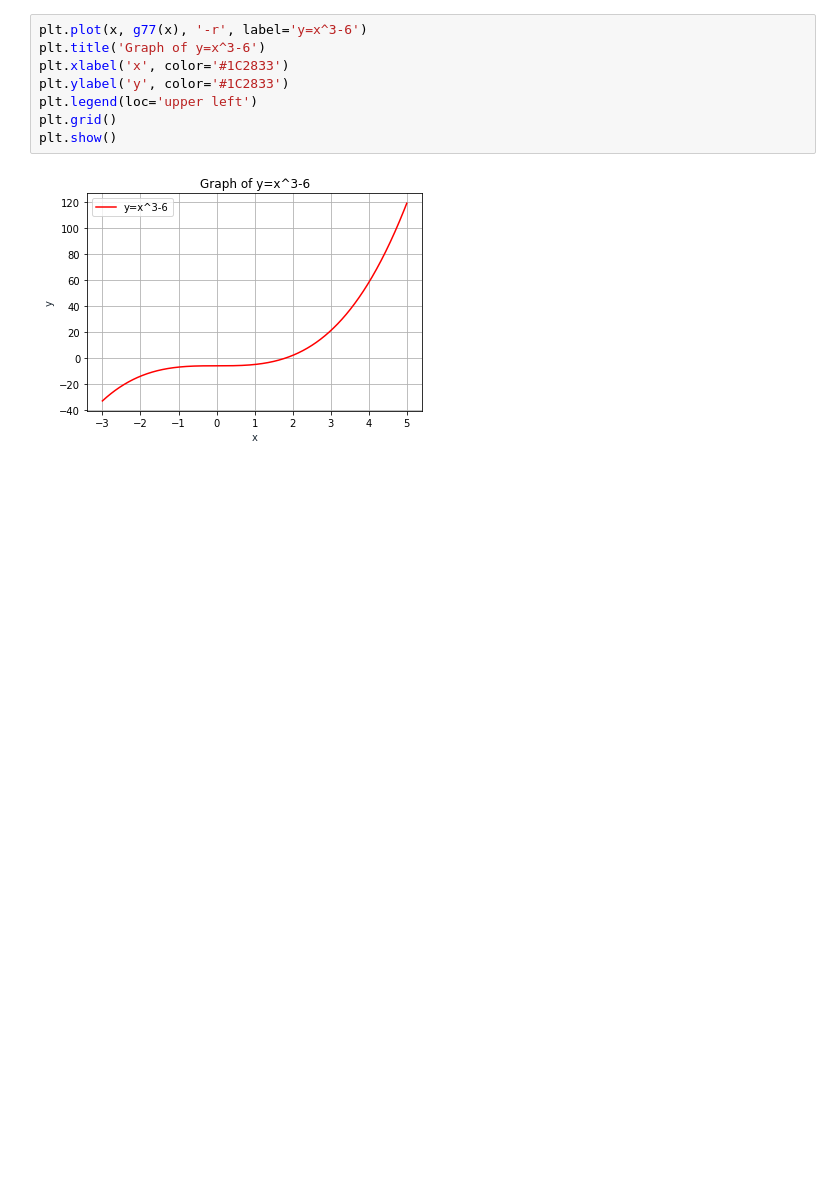
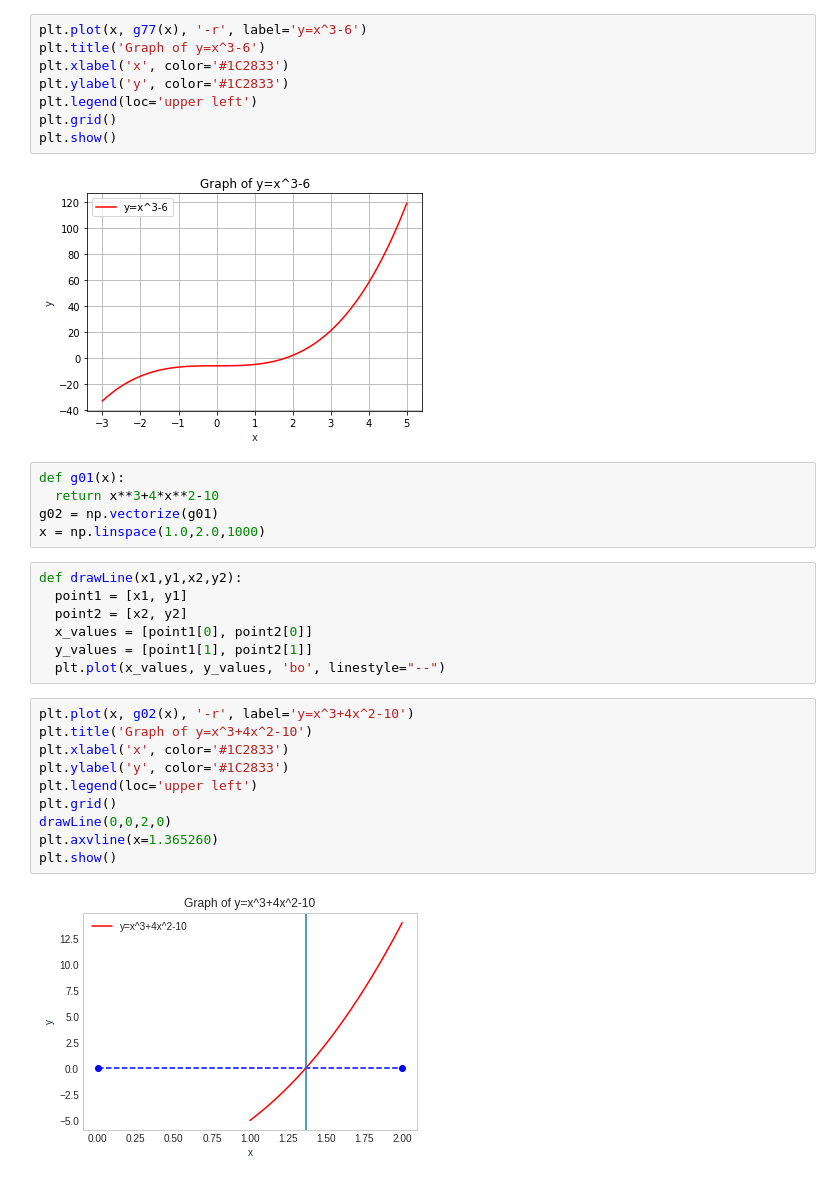
Before and after one commit to jumbokh/csu1111-class, a Jupyter notebook: notebooks/plotfun.ipynb, the cells around one changed output. Drawn from its saved outputs; the diff is of its cells as text; blank space fills up the shorter version.

```diff
--- a/notebooks/plotfun.ipynb
+++ b/notebooks/plotfun.ipynb
@@ -96,3 +96,27 @@ plt.grid()
 plt.show()
 # %% [output]
 [figure]
+# %%
+def g01(x):
+  return x**3+4*x**2-10
+g02 = np.vectorize(g01)
+x = np.linspace(1.0,2.0,1000)
+# %%
+def drawLine(x1,y1,x2,y2):
+  point1 = [x1, y1]
+  point2 = [x2, y2]
+  x_values = [point1[0], point2[0]]
+  y_values = [point1[1], point2[1]]
+  plt.plot(x_values, y_values, 'bo', linestyle="--")
+# %%
+plt.plot(x, g02(x), '-r', label='y=x^3+4x^2-10')
+plt.title('Graph of y=x^3+4x^2-10')
+plt.xlabel('x', color='#1C2833')
+plt.ylabel('y', color='#1C2833')
+plt.legend(loc='upper left')
+plt.grid()
+drawLine(0,0,2,0)
+plt.axvline(x=1.365260)
+plt.show()
+# %% [output]
+[figure, added]
```
